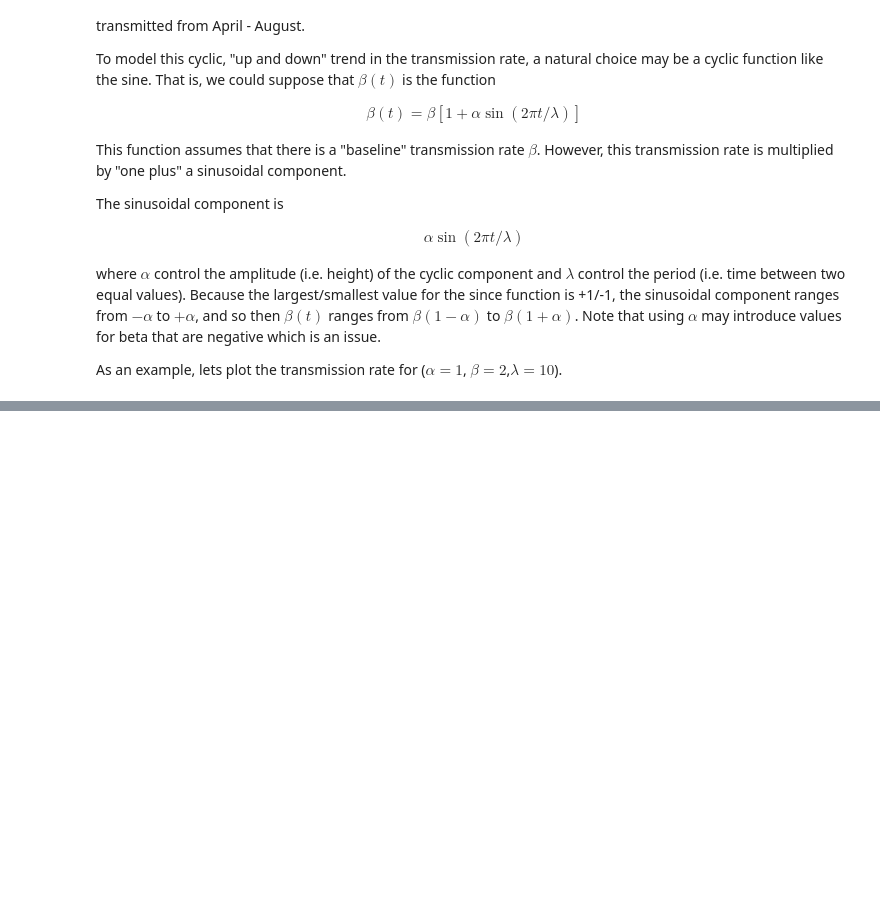
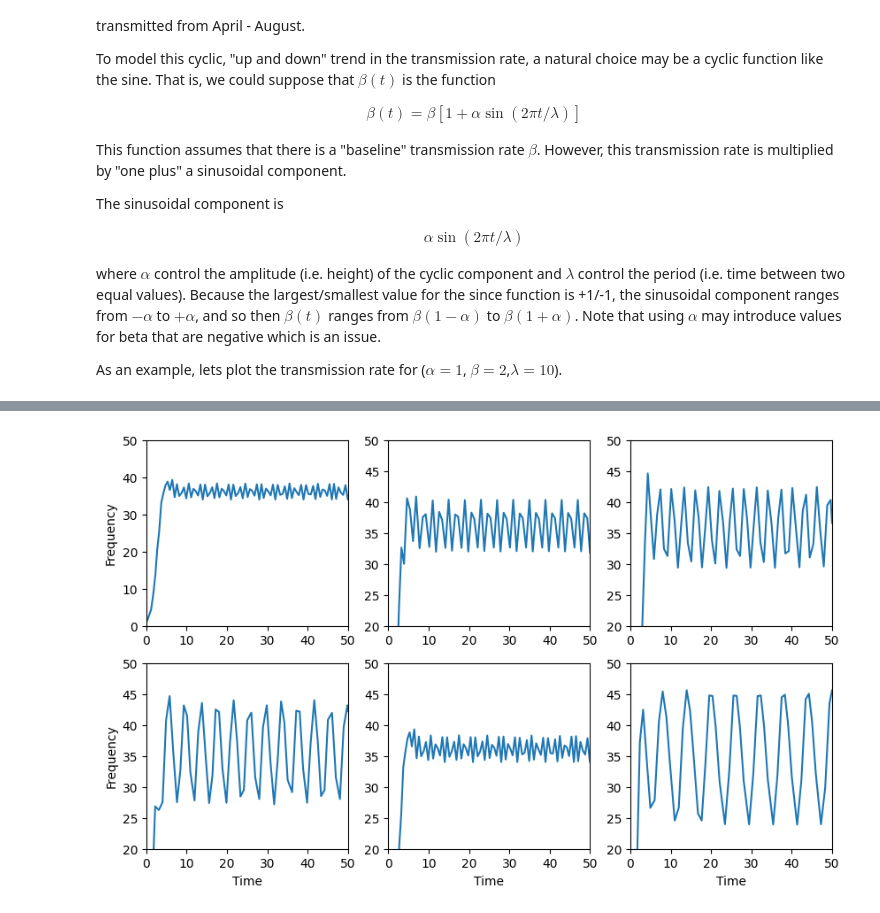
Before and after one commit to computationalUncertaintyLab/outbreak_book, a Jupyter notebook: outbreak_science/temp_forcing.ipynb, the cells around one changed output, grey strips where cells are left out. Saved outputs shown, nothing was run; the diff lists cells and outputs as text; code cells hidden in the pictures; blank space fills up the shorter version.

```diff
--- a/outbreak_science/temp_forcing.ipynb
+++ b/outbreak_science/temp_forcing.ipynb
@@ -281,0 +347,96 @@ for vline in [10,20,30,40,50]:
+# %%
+def explore_period_parameter(period):
+    def seasonal_transmission_rate(t,beta,amplitude,period):
+        import numpy as np
+        return beta*(1 + amplitude*np.sin( 2*np.pi* t/period  ) )
+
+    #--THIS IS WHERE THE PARAMETER PERIOD IS USED-------------------------------------
+    beta_t = partial(seasonal_transmission_rate, beta=2, amplitude=0.5, period=period)
+    #---------------------------------------------------------------------------------
+
+    def sirs(t,y,gamma,phi,n):
+        s,i,r = y         #<- We assume that y holds the values s,i,r at each tiny time step from start to end
+
+        beta = beta_t(t)  #<-- we see that our new beta is a function of t above.
+
+        ds_dt = -beta*s*(i/n) + phi*r
+        di_dt =  beta*s*(i/n) - gamma*i
+        dr_dt =  gamma*i - phi*r
+
+        return [ds_dt, di_dt, dr_dt] #<-- Its our job to compute the derivatives and return them as a list
+
+    start = 0    #--start at time 0
+    end   = 50   #--end   at time 200
+    phi   = 1.
+
+    solution = solve_ivp( fun     = sirs
+                         , t_span = (start,end)
+                         , y0     = initial_conditions
+                         , args   = (gamma,phi, n) )
+
+    #--Extract solutions from the object called "solution"
+    times = solution.t
+    St__seasonal    = solution.y[0,:] #<-first row  is S
+    It__seasonal    = solution.y[1,:] #<-second row is I
+    Rt__seasonal    = solution.y[2,:] #<-third row  is R
+
+    return times,It__seasonal
+
+
+fig,axs = plt.subplots(2,3,figsize=(10,6))
+
+ax = axs[0,0]
+times,I = explore_period_parameter(1)
+ax.plot(times,I, label = "I(t), lambda=1")
+ax.set_ylabel("Frequency")
+
+ax.set_xlim(0,50)
+ax.set_ylim(0,50)
+
+
+ax = axs[0,1]
+times,I = explore_period_parameter(2)
+ax.plot(times,I, label = "I(t), lambda=2")
+
+ax.set_xlim(0,50)
+ax.set_ylim(20,50)
+
+
+ax = axs[0,2]
+times,I = explore_period_parameter(3)
+ax.plot(times,I, label = "I(t), lambda=3")
+
+ax.set_xlim(0,50)
+ax.set_ylim(20,50)
+
+
+ax = axs[1,0]
+times,I = explore_period_parameter(4)
+ax.plot(times,I, label = "I(t), lambda=4")
+ax.set_xlabel("Time")
+ax.set_ylabel("Frequency")
+
+ax.set_xlim(0,50)
+ax.set_ylim(20,50)
+
+
+ax = axs[1,1]
+times,I = explore_period_parameter(1)
+ax.plot(times,I, label = "I(t), lambda=5")
+ax.set_xlabel("Time")
+
+ax.set_xlim(0,50)
+ax.set_ylim(20,50)
+
+
+ax = axs[1,2]
+times,I = explore_period_parameter(6)
+ax.plot(times,I, label = "I(t), lambda=6")
+ax.set_xlabel("Time")
+
+ax.set_xlim(0,50)
+ax.set_ylim(20,50)
+
+plt.show()
+# %% [output]
+[figure, added]
```
Also changed, not shown: parts of 5 cells of this notebook.
